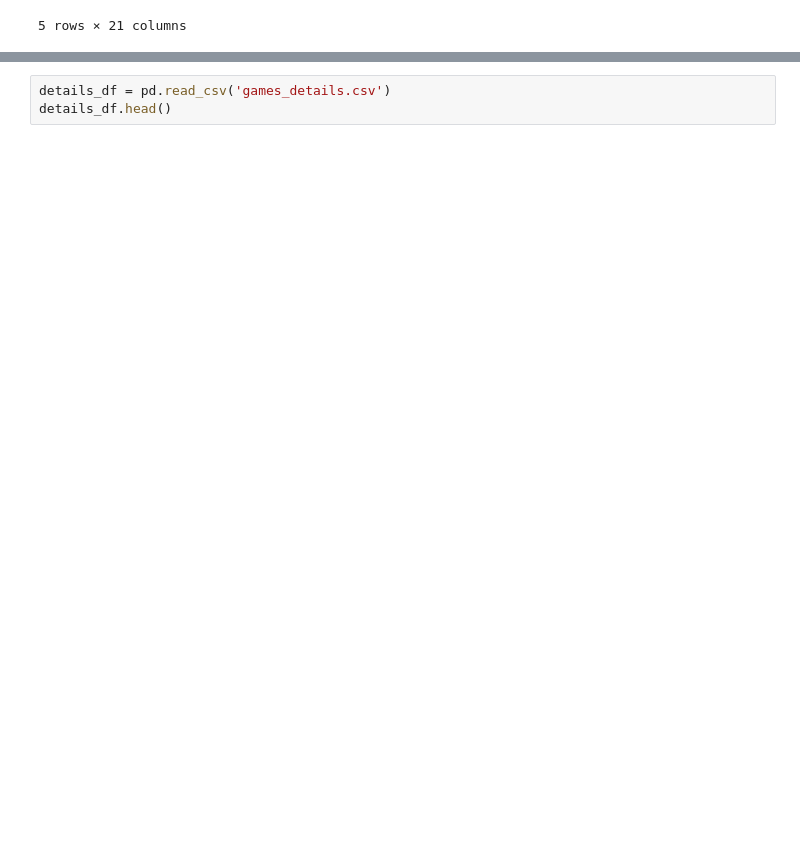
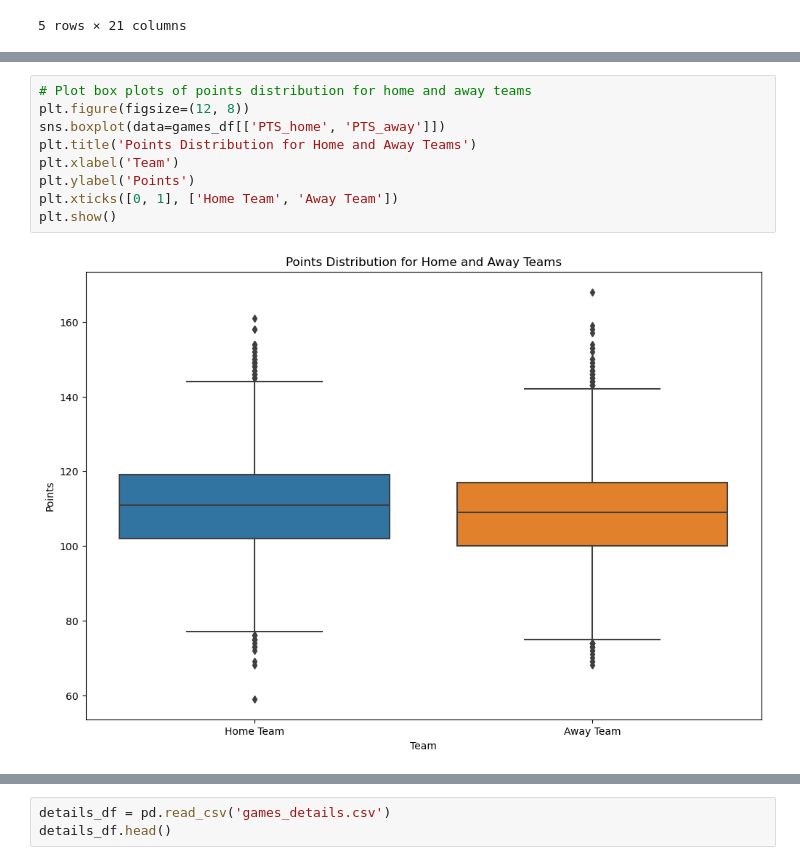
Before and after one commit to vishnu363728/NBADatascience, a Jupyter notebook: trainingpipeline.ipynb, the cells around one changed output, grey strips where cells are left out. Cells and saved outputs as stored; diff of their text form; blank space fills up the shorter version.

```diff
--- a/trainingpipeline.ipynb
+++ b/trainingpipeline.ipynb
@@ -16,0 +35,11 @@ games_df.head()
+# %%
+# Plot box plots of points distribution for home and away teams
+plt.figure(figsize=(12, 8))
+sns.boxplot(data=games_df[['PTS_home', 'PTS_away']])
+plt.title('Points Distribution for Home and Away Teams')
+plt.xlabel('Team')
+plt.ylabel('Points')
+plt.xticks([0, 1], ['Home Team', 'Away Team'])
+plt.show()
+# %% [output]
+[figure, added]
```
Also changed, not shown: parts of 12 cells of this notebook, 1 other file.
